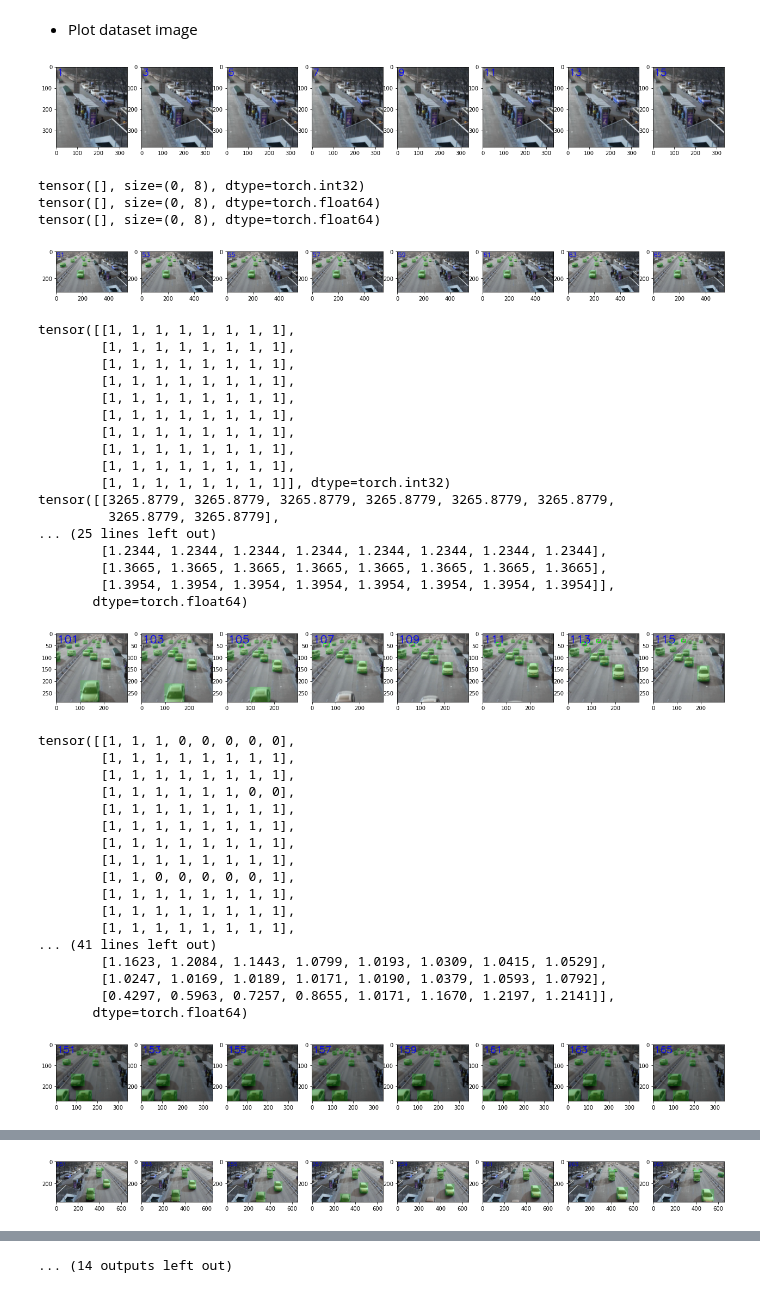
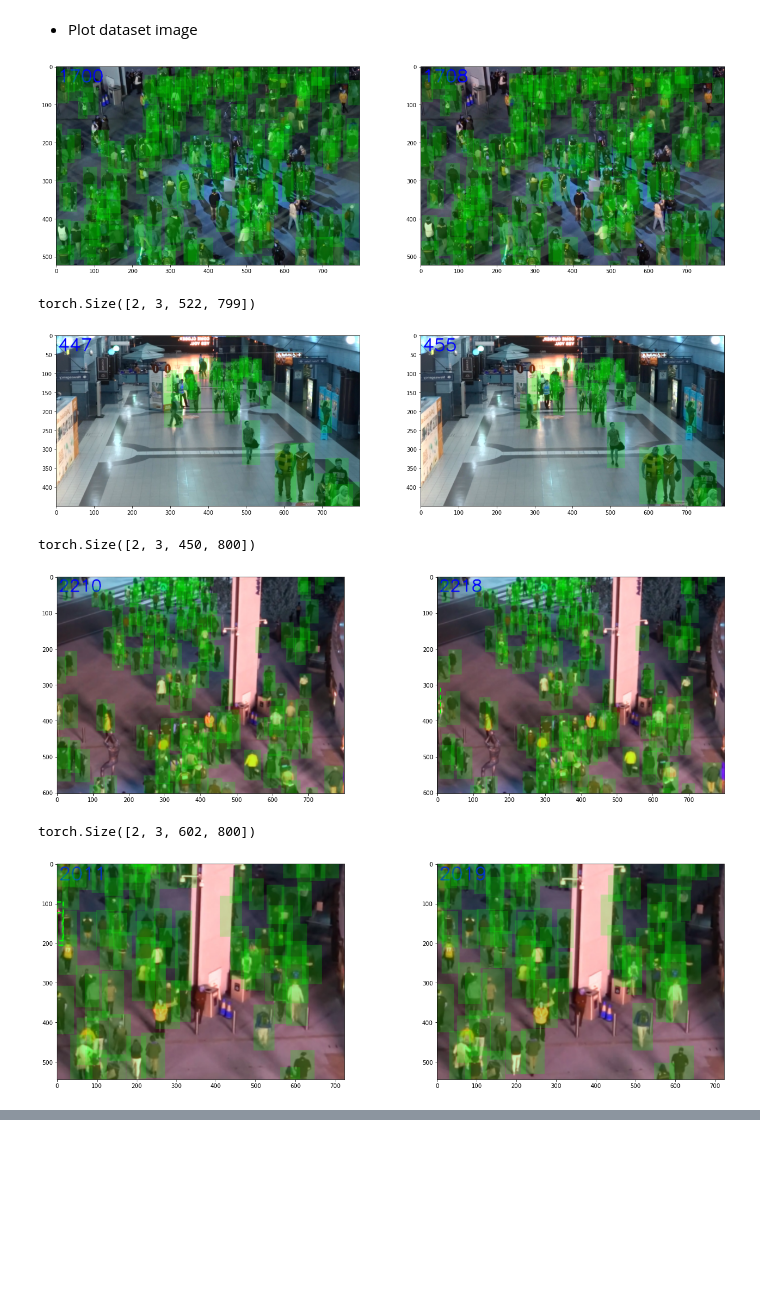
Before and after one commit to Jade-Ray/STMOTR, a Jupyter notebook: visualize_dataset.ipynb, the cells around one changed output, grey strips where cells are left out. Drawn from its saved outputs; the diff is of its cells as text; code cells hidden in the pictures; blank space fills up the shorter version.

```diff
--- a/visualize_dataset.ipynb
+++ b/visualize_dataset.ipynb
@@ -7,7 +7,8 @@ import matplotlib.pyplot as plt
 # %% [markdown]
 - Load Dataset
 # %%
-dataset = UADETRAC(color_jitter_aug=True, rand_crop_aug=True)
+# dataset = UADETRAC(color_jitter_aug=True, rand_crop_aug=True)
+dataset = MOT20(color_jitter_aug=False, rand_crop_aug=True)
 # %% [markdown]
 - Plot dataset image
 # %%
@@ -18,55 +19,28 @@ def plot_video(video):
     plt.show()
 # %%
 import torch
+import numpy as np
 from utils.box_ops import box_xyxy_to_cxcywh, box_cxcywh_to_xyxy
 from utils.track_ops import area, wh_ratio
 
-for i in range(0, len(dataset), 50):
+np.random.seed(42)
+skip = 4
+
+
+for i in np.random.choice(min(len(dataset), 10000), 5):
     imgs, targets = dataset[i]
     video = plot_inputs_as_video(imgs.transpose(0, 1).unsqueeze(0), [targets['boxes']], [targets['frame_indexes']], [targets['referred']])
-    plot_video(video[0])
-    _, _, _, h, w,  = video.shape
-    boxes = box_cxcywh_to_xyxy(targets['boxes']) * torch.tensor([w, h, w, h], dtype=torch.float32)
-    print(targets['referred'], area(boxes), wh_ratio(boxes), sep='\n')
+    video = video[0][::skip]
+    plot_video(video)
+    print(video.shape)
+    # _, _, _, h, w,  = video.shape
+    # boxes = box_cxcywh_to_xyxy(targets['boxes']) * torch.tensor([w, h, w, h], dtype=torch.float32)
+    # print(targets['referred'], area(boxes), wh_ratio(boxes), sep='\n')
 # %% [output]
-[figure, old version]
+[figure, new version]
-tensor([], size=(0, 8), dtype=torch.int32)
-tensor([], size=(0, 8), dtype=torch.float64)
-tensor([], size=(0, 8), dtype=torch.float64)
+torch.Size([2, 3, 522, 799])
-[figure, old version]
+[figure, new version]
-tensor([[1, 1, 1, 1, 1, 1, 1, 1],
-        [1, 1, 1, 1, 1, 1, 1, 1],
-        [1, 1, 1, 1, 1, 1, 1, 1],
-        [1, 1, 1, 1, 1, 1, 1, 1],
-        [1, 1, 1, 1, 1, 1, 1, 1],
-        [1, 1, 1, 1, 1, 1, 1, 1],
-        [1, 1, 1, 1, 1, 1, 1, 1],
-        [1, 1, 1, 1, 1, 1, 1, 1],
-        [1, 1, 1, 1, 1, 1, 1, 1],
-        [1, 1, 1, 1, 1, 1, 1, 1]], dtype=torch.int32)
-tensor([[3265.8779, 3265.8779, 3265.8779, 3265.8779, 3265.8779, 3265.8779,
-         3265.8779, 3265.8779],
-... (25 lines left out)
-        [1.2344, 1.2344, 1.2344, 1.2344, 1.2344, 1.2344, 1.2344, 1.2344],
-        [1.3665, 1.3665, 1.3665, 1.3665, 1.3665, 1.3665, 1.3665, 1.3665],
-        [1.3954, 1.3954, 1.3954, 1.3954, 1.3954, 1.3954, 1.3954, 1.3954]],
-       dtype=torch.float64)
+torch.Size([2, 3, 450, 800])
-[figure, old version]
+[figure, new version]
-tensor([[1, 1, 1, 0, 0, 0, 0, 0],
-        [1, 1, 1, 1, 1, 1, 1, 1],
-        [1, 1, 1, 1, 1, 1, 1, 1],
-        [1, 1, 1, 1, 1, 1, 0, 0],
-        [1, 1, 1, 1, 1, 1, 1, 1],
-        [1, 1, 1, 1, 1, 1, 1, 1],
-        [1, 1, 1, 1, 1, 1, 1, 1],
-        [1, 1, 1, 1, 1, 1, 1, 1],
-        [1, 1, 0, 0, 0, 0, 0, 1],
-        [1, 1, 1, 1, 1, 1, 1, 1],
-        [1, 1, 1, 1, 1, 1, 1, 1],
-        [1, 1, 1, 1, 1, 1, 1, 1],
-... (41 lines left out)
-        [1.1623, 1.2084, 1.1443, 1.0799, 1.0193, 1.0309, 1.0415, 1.0529],
-        [1.0247, 1.0169, 1.0189, 1.0171, 1.0190, 1.0379, 1.0593, 1.0792],
-        [0.4297, 0.5963, 0.7257, 0.8655, 1.0171, 1.1670, 1.2197, 1.2141]],
-       dtype=torch.float64)
+torch.Size([2, 3, 602, 800])
-[figure, old version]
+[figure, new version]
@@ -108 +49,0 @@ tensor([[ 920.3934,  977.8770, 1037.6818, 1102.0346, 1167.3221, 1234.1504,
-[figure, removed]
@@ -126 +49,0 @@ tensor([[ 7778.6489,  8041.6368,  8010.5503,  7168.6158,     0.0000,     0.0000,
-... (14 outputs left out)
```
Also changed, not shown: parts of 2 cells of this notebook.
